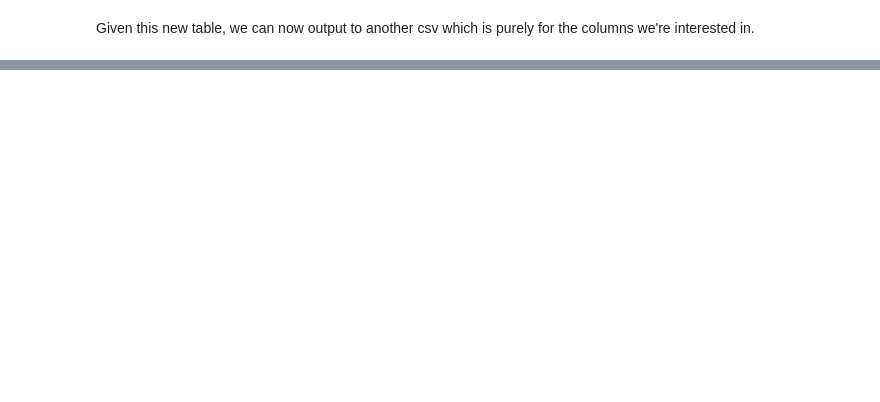
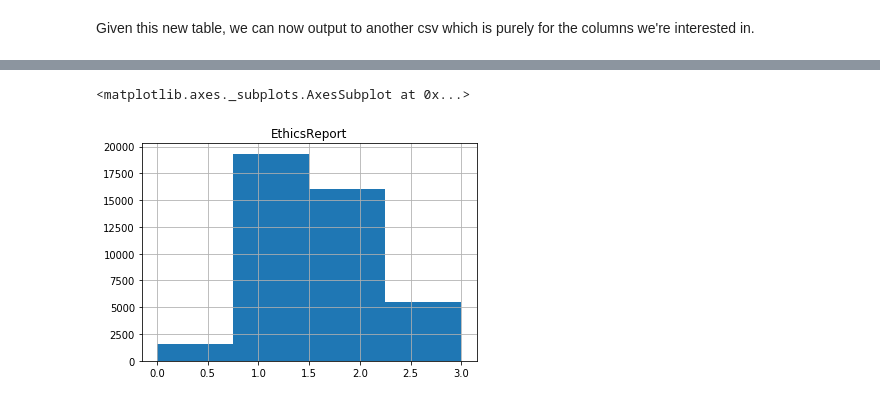
Before and after one commit to dcmesh/EECS-442-Project, a Jupyter notebook: EECS 442 - Final Project.ipynb, the cells around one changed output, grey strips where cells are left out. Saved outputs shown, nothing was run; the diff lists cells and outputs as text; code cells hidden in the pictures; blank space fills up the shorter version.

```diff
--- a/EECS 442 - Final Project.ipynb
+++ b/EECS 442 - Final Project.ipynb
@@ -90,0 +251,5 @@ new_df.to_csv('survey_results_public_important.csv', index=False, encoding='utf-
+# %%
+make_histogram('EthicsReport')
+# %% [output]
+<matplotlib.axes._subplots.AxesSubplot at 0x...>
+[figure, added]
```
Also changed, not shown: parts of 31 cells of this notebook, 1 other file.
